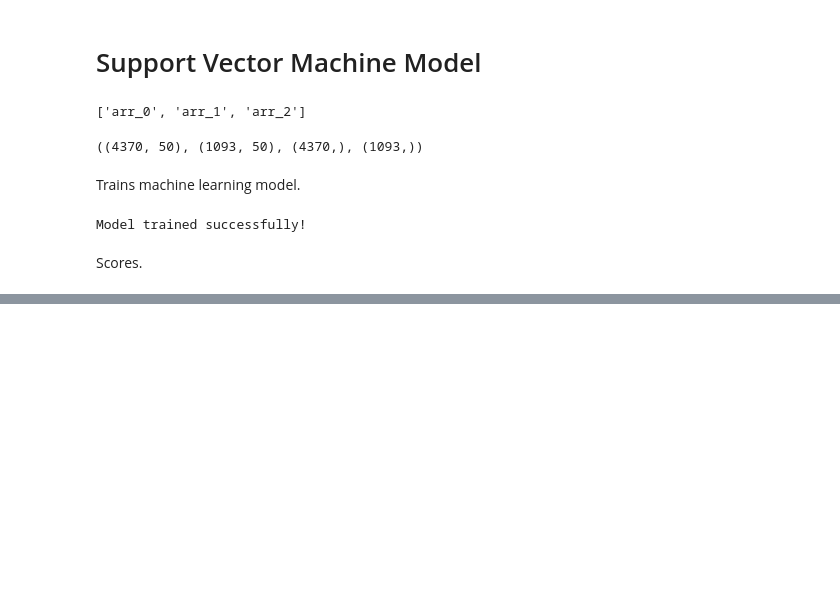
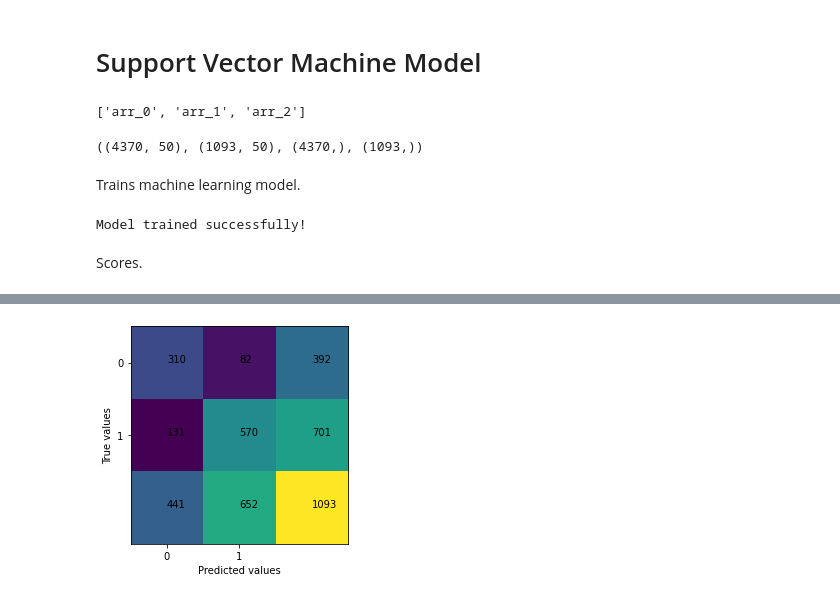
Before and after one commit to lucianoacsilva/face-recognition-app, a Jupyter notebook: Module_2/SVM_Model.ipynb, the cells around one changed output, grey strips where cells are left out. Drawn from its saved outputs; the diff is of its cells as text; code cells hidden in the pictures; blank space fills up the shorter version.

Commit message:
Evaluates the model

```diff
--- a/Module_2/SVM_Model.ipynb
+++ b/Module_2/SVM_Model.ipynb
@@ -28,7 +28,7 @@ Trains machine learning model.
 # %%
 from sklearn.svm import SVC
 
-model = SVC(C=1.0, kernel="rbf", gamma= 0.01)
+model = SVC(C=1.0, kernel="rbf", gamma= 0.01, probability= True)
 model.fit(x_train, y_train)
 print("Model trained successfully!")
 # %% [output]
@@ -41,0 +48,23 @@ model.score(x_train, y_train), model.score(x_test, y_test)
+# %%
+from sklearn import metrics
+
+y_pred = model.predict(x_test)
+y_prob = model.predict_proba(x_test) # Probabilities
+
+cm = metrics.confusion_matrix(y_test, y_pred)
+cm = np.concatenate((cm, cm.sum(axis=0).reshape(1, -1)), axis=0)
+cm = np.concatenate((cm, cm.sum(axis=1).reshape(-1, 1)), axis=1)
+
+plt.imshow(cm)
+
+for i in range(3):
+    for j in range(3):
+        plt.text(i, j, cm[i,j])
+
+plt.xticks([0, 1])
+plt.yticks([0, 1])
+plt.xlabel("Predicted values")
+plt.ylabel("True values")
+plt.show()
+# %% [output]
+[figure, added]
```
Also changed, not shown: parts of 8 cells of this notebook.
